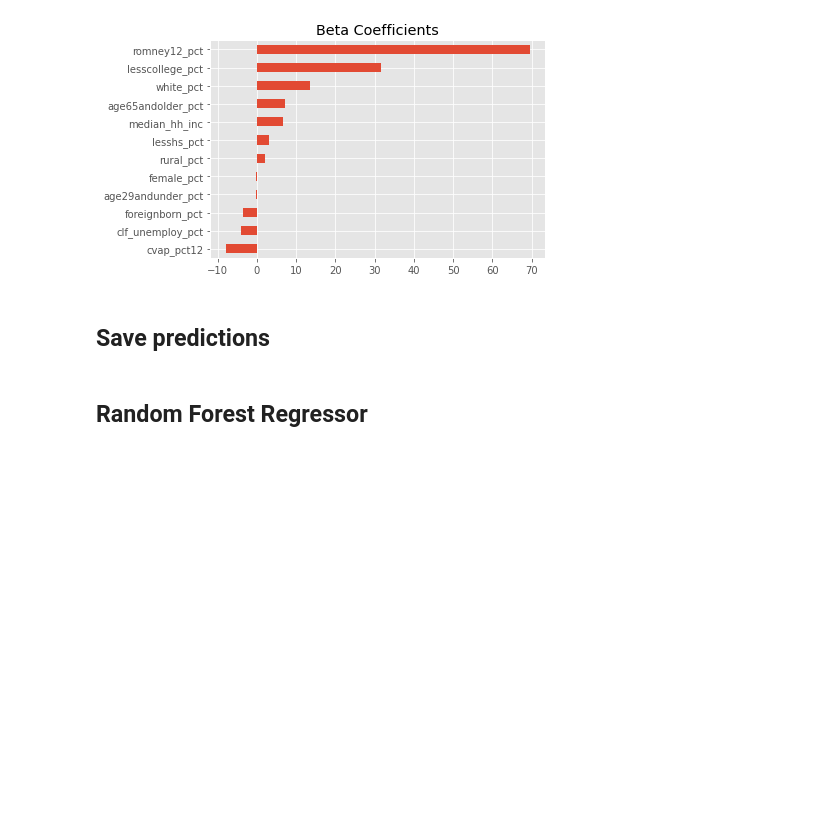
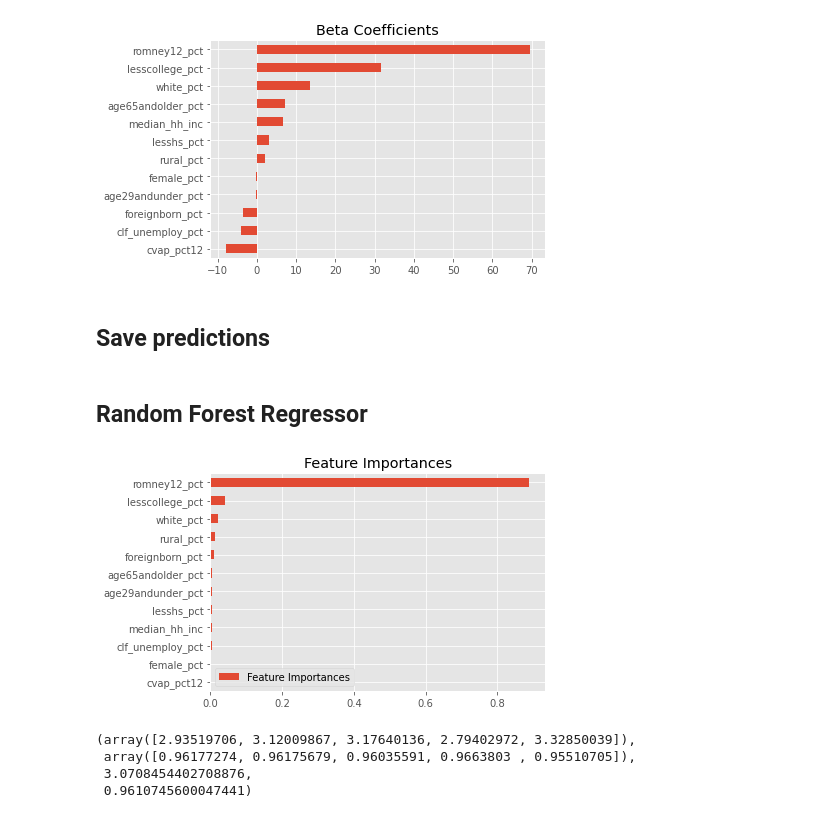
Before and after one commit to mkpetterson/2016-elections, a Jupyter notebook: notebooks/Linear_regression.ipynb, the cells around one changed output. Cells and saved outputs as stored; diff of their text form; code cells hidden in the pictures; blank space fills up the shorter version.

```diff
--- a/notebooks/Linear_regression.ipynb
+++ b/notebooks/Linear_regression.ipynb
@@ -152,3 +151,25 @@ predictions.to_csv('data/predictions.csv')
 # %% [markdown]
 ## Random Forest Regressor
+# %%
+# Get model predictions
+rmse, r_sq, y_hat, coeff = modelers.random_forest(X_trainn, X_testn, y_train, y_test)
+# %%
+# Put into dataframe
+coeff = pd.DataFrame(data = coeff, index=data3.columns, columns=["Feature Importances"])
+
+# Plot these to look nice
+coeff.sort_values(by='Feature Importances').plot(kind='barh')
+plt.title("Feature Importances")
+plt.savefig('../images/featureimportRF-data3.png', bbox_inches='tight', dpi=250)
+# %% [output]
+[figure, added]
+# %%
+# Check model
+rmse, r_sq, coeff = modelers.kfold_scores(X_trainn, y_train, modelers.random_forest, 5)
+rmse, r_sq, rmse.mean(), r_sq.mean()
+# %% [output]
+(array([2.93519706, 3.12009867, 3.17640136, 2.79402972, 3.32850039]),
+ array([0.96177274, 0.96175679, 0.96035591, 0.9663803 , 0.95510705]),
+ 3.0708454402708876,
+ 0.9610745600047441)
 # %%
```
Also changed, not shown: parts of 5 cells of this notebook, 8 other files.
